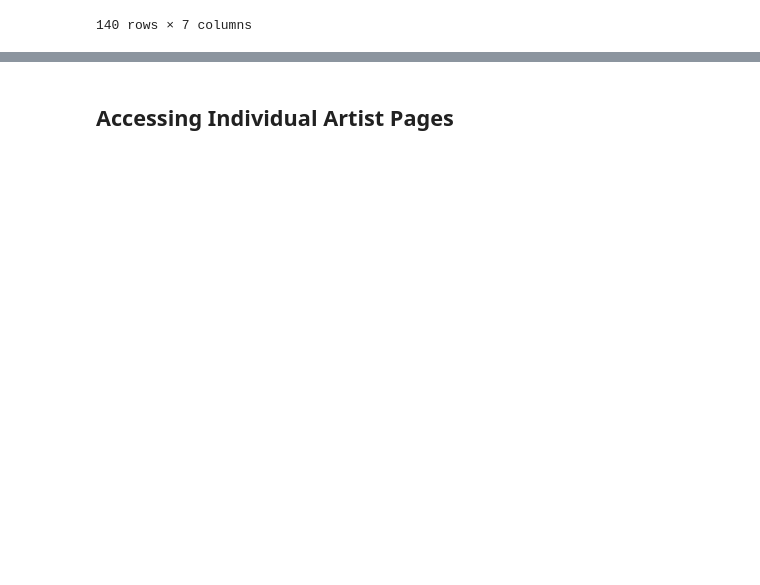
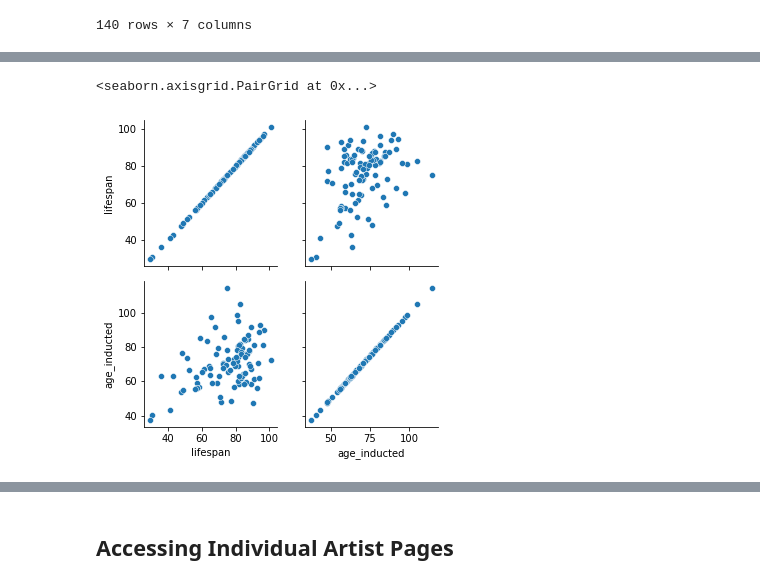
Before and after one commit to jrioross/country_music_hof_web_scraping_python, a Jupyter notebook: cmhf_web_scrape.ipynb, the cells around one changed output, grey strips where cells are left out. Drawn from its saved outputs; the diff is of its cells as text; code cells hidden in the pictures; blank space fills up the shorter version.

```diff
--- a/cmhf_web_scrape.ipynb
+++ b/cmhf_web_scrape.ipynb
@@ -357,0 +384,6 @@ cmhf_df
+# %%
+g = sns.PairGrid(cmhf_df)
+g.map(sns.scatterplot)
+# %% [output]
+<seaborn.axisgrid.PairGrid at 0x...>
+[figure, added]
```
Also changed, not shown: parts of 16 cells of this notebook, 1 other file.
